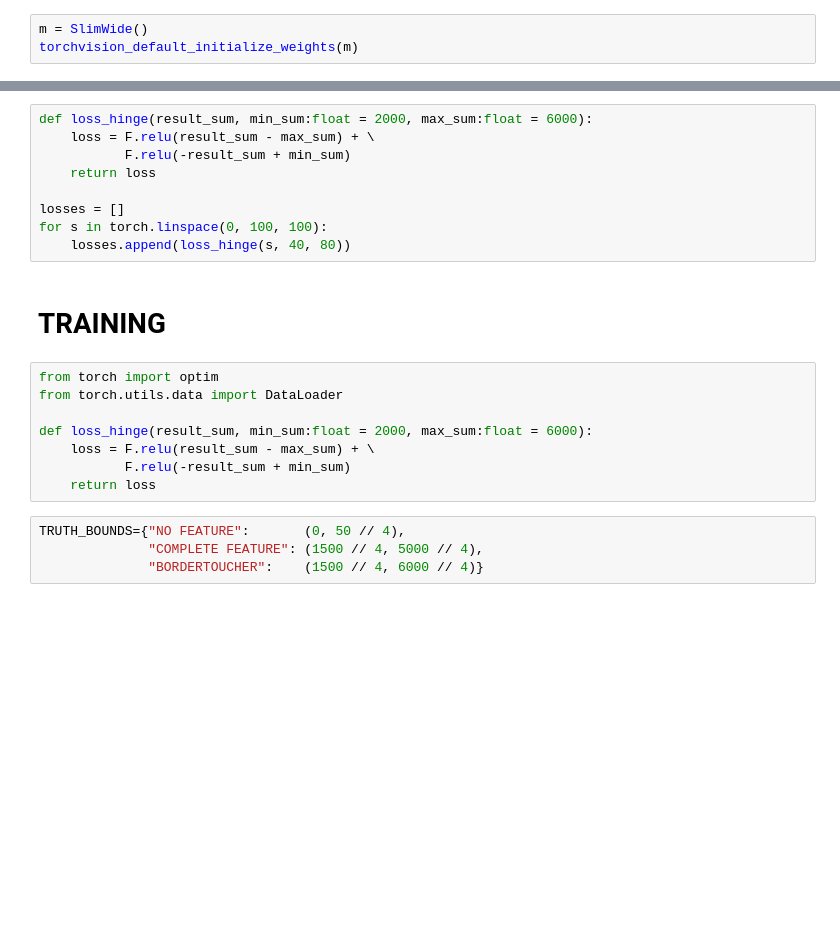
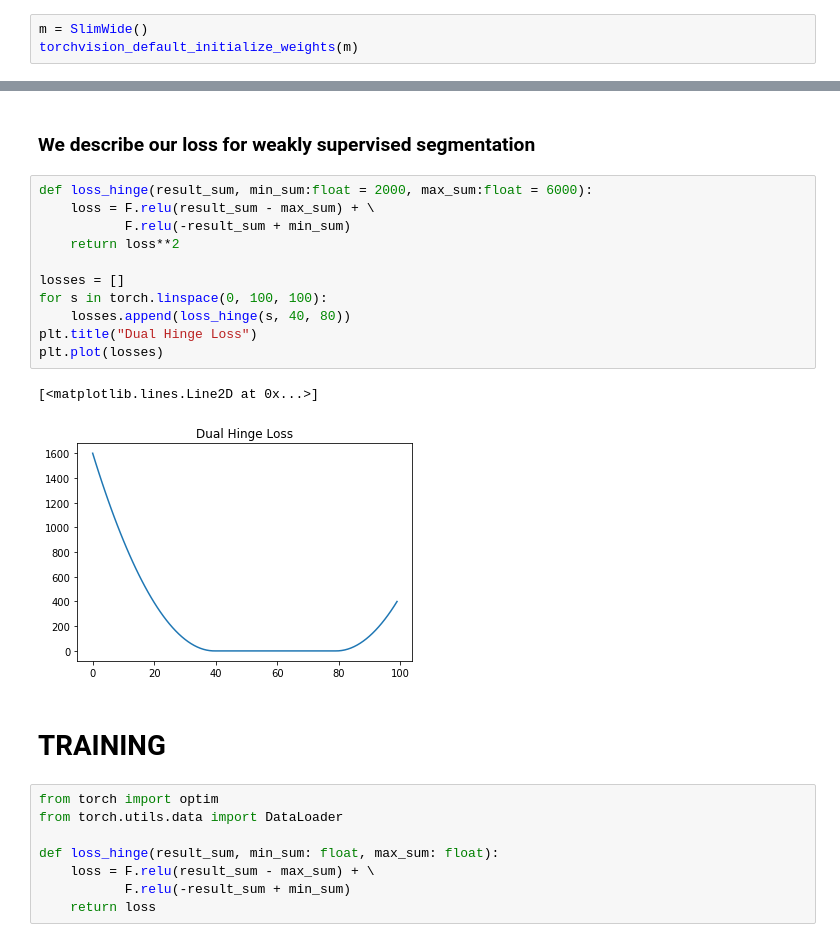
Before and after one commit to MoonVision/zeiss-apollo, a Jupyter notebook: vision/test_basic_convs.ipynb, the cells around one changed output, grey strips where cells are left out. Drawn from its saved outputs; the diff is of its cells as text; blank space fills up the shorter version.

```diff
--- a/vision/test_basic_convs.ipynb
+++ b/vision/test_basic_convs.ipynb
@@ -127,24 +115,27 @@ plot_pred(x.squeeze().data.cpu().numpy(), label+" INPUT")
+# %% [markdown]
+### We describe our loss for weakly supervised segmentation
 # %%
 def loss_hinge(result_sum, min_sum:float = 2000, max_sum:float = 6000):
     loss = F.relu(result_sum - max_sum) + \
            F.relu(-result_sum + min_sum)
-    return loss
+    return loss**2
 
 losses = []
 for s in torch.linspace(0, 100, 100):
     losses.append(loss_hinge(s, 40, 80))
+plt.title("Dual Hinge Loss")
+plt.plot(losses)
+# %% [output]
+[<matplotlib.lines.Line2D at 0x...>]
+[figure, added]
 # %% [markdown]
 # TRAINING
 # %%
 from torch import optim
 from torch.utils.data import DataLoader
 
-def loss_hinge(result_sum, min_sum:float = 2000, max_sum:float = 6000):
+def loss_hinge(result_sum, min_sum: float, max_sum: float):
     loss = F.relu(result_sum - max_sum) + \
            F.relu(-result_sum + min_sum)
     return loss
-# %%
-TRUTH_BOUNDS={"NO FEATURE":       (0, 50 // 4),
-              "COMPLETE FEATURE": (1500 // 4, 5000 // 4),
-              "BORDERTOUCHER":    (1500 // 4, 6000 // 4)}
 # %%
```
Also changed, not shown: parts of 26 cells of this notebook, 1 other file.
